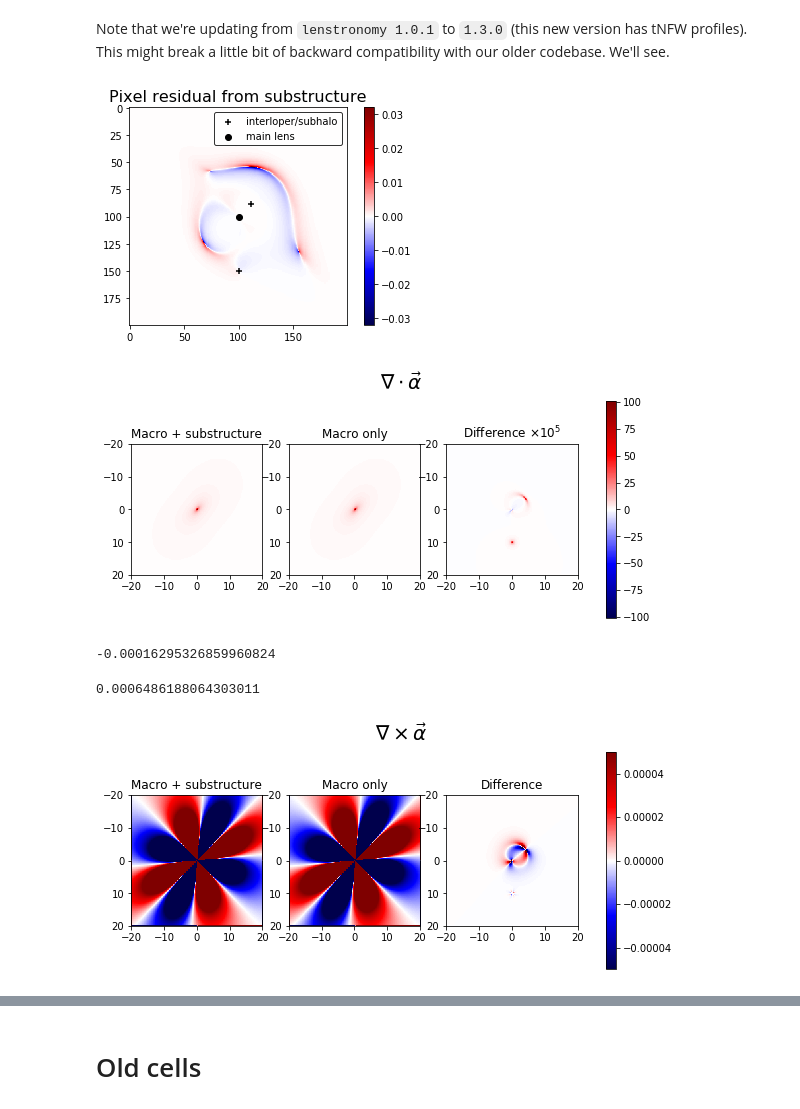
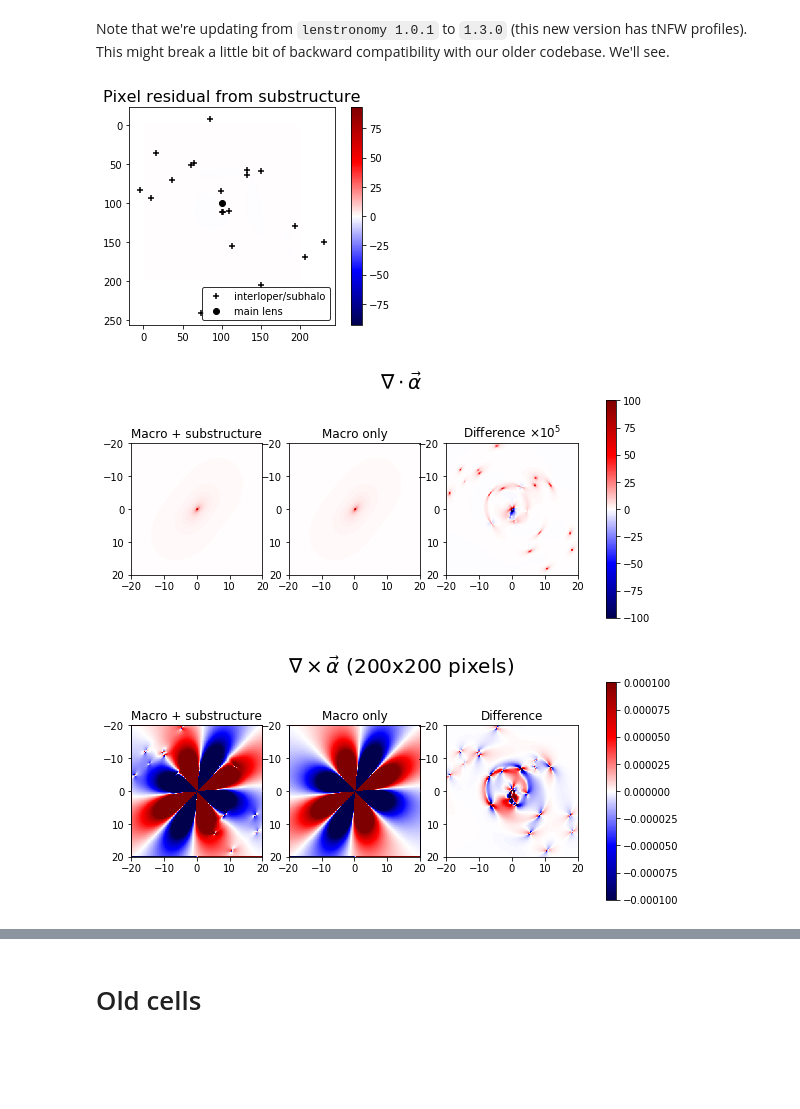
Before and after one commit to acagansengul/interlopers, a Jupyter notebook: effective_convergence.ipynb, the cells around one changed output, grey strips where cells are left out. Saved outputs shown, nothing was run; the diff lists cells and outputs as text; code cells hidden in the pictures; blank space fills up the shorter version.

```diff
--- a/effective_convergence.ipynb
+++ b/effective_convergence.ipynb
@@ -20,9 +28,14 @@ from helpers import CustomImage
+# %%
+# Now we'll try something more intense
+np.random.seed(123)
+
+zl = 0.2
+xs, ys, redshifts = [], [], []
+for i in range(20):
+    xs.append( np.random.uniform(-15,15) )
+    ys.append( np.random.uniform(-15,15) )
+    redshifts.append( np.random.uniform(0,1) )
 # %%
-zl = 0.2
-xs = [0,2]
-ys = [10,-2]
-redshifts = [.2,.25]
-
 blankimg = CustomImage([],[],[], zl=zl)
 
 myimg = CustomImage(xs, ys, redshifts, zl=zl, m=1e7)
@@ -48,7 +61,7 @@ plt.title('Pixel residual from substructure', size=16)
 
 plt.show()
 # %% [output]
-[figure, old version]
+[figure, new version]
 # %%
 # myimg.lens_model_mp.ray_shooting(0,0,myimg.kwargs_lens)
 # myimg.lens_model_mp.ray_shooting(-10,0,myimg.kwargs_lens)
@@ -78,7 +91,8 @@ ratio = 1e5
 # check that title is correctly set to the ratio
 
 #vmin = min(np.min(divmat), np.min(divmat_blank), ratio*np.min(divmat-divmat_blank))
-vmax = max(np.max(divmat), np.max(divmat_blank), ratio*np.max(divmat-divmat_blank))
+#vmax = max(np.max(divmat), np.max(divmat_blank), ratio*np.max(divmat-divmat_blank))
+vmax=100
 vmin = -vmax
 
 ext = 0.5*myimg.pixnum*myimg.pixsize
@@ -96,38 +110,30 @@ plt.colorbar(im, ax=axs.ravel().tolist())
 
 fig.suptitle(r'$\nabla\cdot\vec\alpha$', size=20)
 
-#plt.savefig('imgs/jan26_sample_divergences.png')
+#plt.savefig('imgs/jan26_sample500_divergences.png')
 plt.show()
 # %% [output]
-[figure, old version]
+[figure, new version]
-# %%
-np.min(divmat-divmat_blank)
-# %% [output]
--0.00016295326859960824
-# %%
-np.max(divmat-divmat_blank)
-# %% [output]
-0.0006486188064303011
 # %%
 fig, axs = plt.subplots(1,3, figsize=(10,4))
 
-vmin = -5e-5#min(np.min(curlmat), np.min(curlmat_blank))
-vmax = 5e-5#max(np.max(curlmat), np.max(curlmat_blank))
+vmin = -1e-4#min(np.min(curlmat), np.min(curlmat_blank))
+vmax = 1e-4#max(np.max(curlmat), np.max(curlmat_blank))
 
 ext = 0.5*myimg.pixnum*myimg.pixsize
 
 im = axs[0].imshow(curlmat.T, vmin=vmin, vmax=vmax, extent=[-ext,ext,ext,-ext],cmap='seismic')
 axs[0].set_title('Macro + substructure')
 axs[1].imshow(curlmat_blank.T, vmin=vmin, vmax=vmax, extent=[-ext,ext,ext,-ext],cmap='seismic')
 axs[1].set_title('Macro only')
 axs[2].imshow((curlmat-curlmat_blank).T, vmin=vmin, vmax=vmax, extent=[-ext,ext,ext,-ext],cmap='seismic')
 axs[2].set_title('Difference')
 plt.colorbar(im, ax=axs.ravel().tolist())
 
-fig.suptitle(r'$\nabla\times\vec\alpha$', size=20)
+fig.suptitle(r'$\nabla\times\vec\alpha$ (200x200 pixels)', size=20)
 
-#plt.savefig('imgs/jan26_sample_curls.pdf')
+#plt.savefig('imgs/jan27_sample20_curls.png')
 
 plt.show()
 # %% [output]
-[figure, old version]
+[figure, new version]
```
Also changed, not shown: parts of 12 cells of this notebook, 3 other files.
